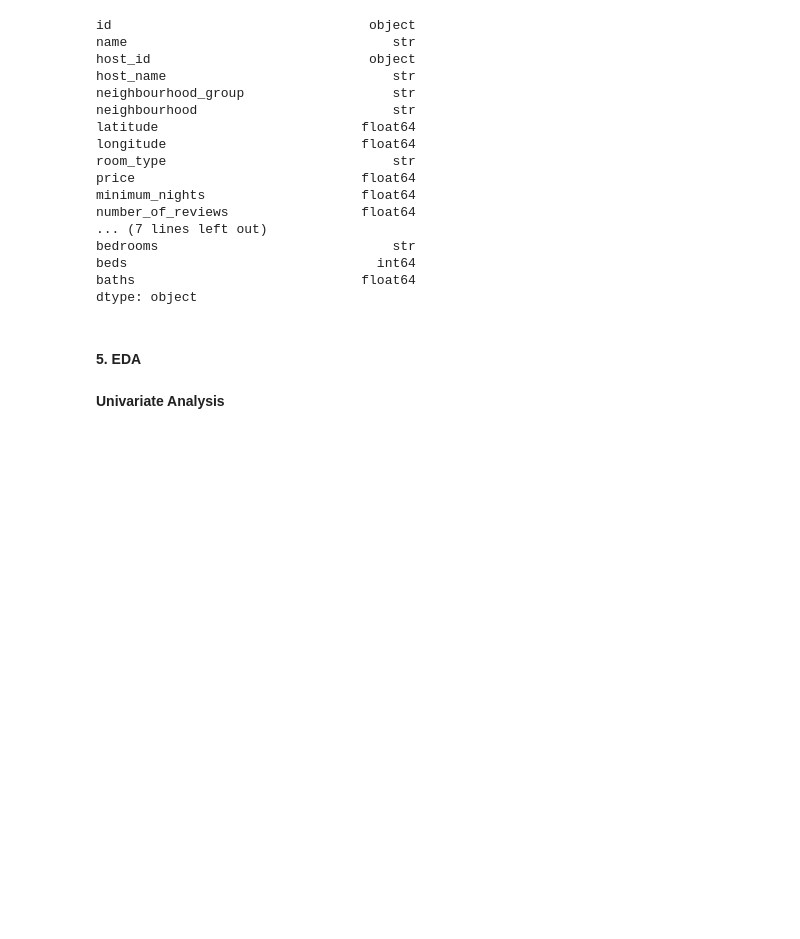
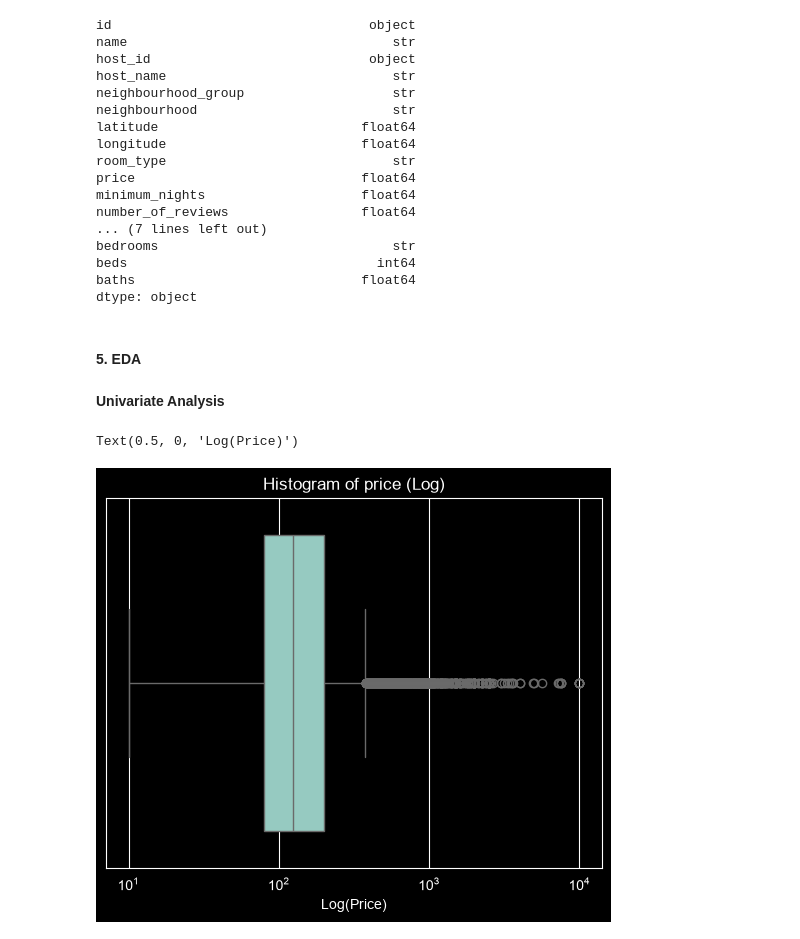
Before and after one commit to maximilienT/NYCAirBnB, a Jupyter notebook: NYC_AirBnB_EDA.ipynb, the cells around one changed output. Saved outputs shown, nothing was run; the diff lists cells and outputs as text; code cells hidden in the pictures; blank space fills up the shorter version.

```diff
--- a/NYC_AirBnB_EDA.ipynb
+++ b/NYC_AirBnB_EDA.ipynb
@@ -193,3 +194,21 @@ dtype: object
 #### 5. EDA
 # %% [markdown]
 **Univariate Analysis**
+# %%
+# outliers in price
+
+# Two places available at 100,000. Seem like they are trying to block listings, will be removed
+(nycdata[nycdata['price'] > 20000])
+
+df = nycdata[nycdata['price'] < 20000]
+# sns.boxplot(data=nycdata, x='price')
+bxplt = (sns.boxplot(data=df, x='price'))
+
+# Box plot has very long tail, apply log to get better visualization
+bxplt.set_xscale('log')
+
+plt.title('Histogram of price (Log)')
+plt.xlabel('Log(Price)')
+# %% [output]
+Text(0.5, 0, 'Log(Price)')
+[figure, added]
```
Also changed, not shown: parts of 8 cells of this notebook.
